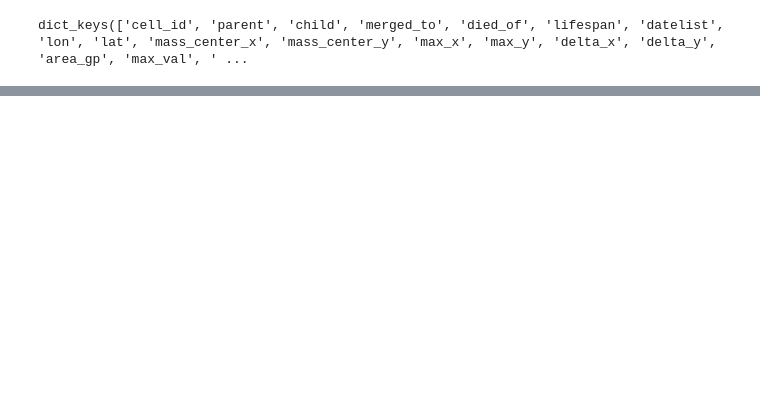
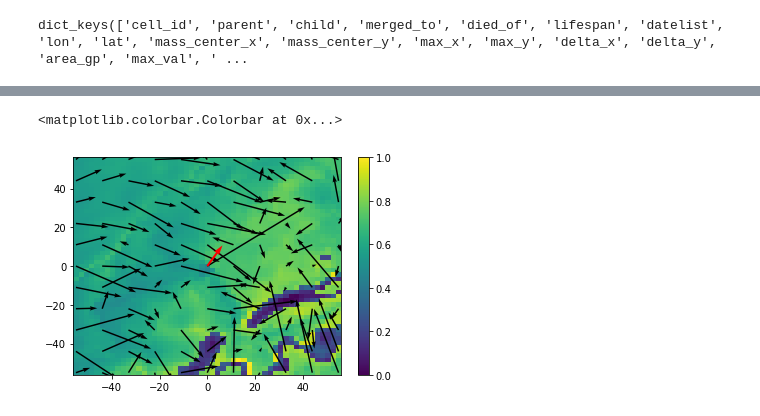
Before and after one commit to KillianBrennan/cookie_cutter, a Jupyter notebook: test_extractor.ipynb, the cells around one changed output, grey strips where cells are left out. Saved outputs shown, nothing was run; the diff lists cells and outputs as text; code cells hidden in the pictures; blank space fills up the shorter version.

```diff
--- a/test_extractor.ipynb
+++ b/test_extractor.ipynb
@@ -74,0 +55,3 @@ Data variables: (12/70)
+# %%
+u_storm = np.nanmean(cell["delta_y"][1::])
+v_storm = np.nanmean(cell["delta_x"][1::])
@@ -74,0 +79,10 @@ Data variables: (12/70)
+# %%
+pressure = 925
+plt.pcolormesh(cookie.x,cookie.y,cookie.T.sel(pressure= pressure * 100))
+stride= 5
+plt.quiver(cookie.x[::stride],cookie.y[::stride],cookie.U.sel(pressure=pressure * 100)[::stride,::stride],cookie.V.sel(pressure=pressure * 100)[::stride,::stride], scale=30)
+plt.quiver(0,0,u_storm,v_storm, scale=30, color='r')
+plt.colorbar()
+# %% [output]
+<matplotlib.colorbar.Colorbar at 0x...>
+[figure, added]
```
Also changed, not shown: parts of 19 cells of this notebook, 1 other file.
